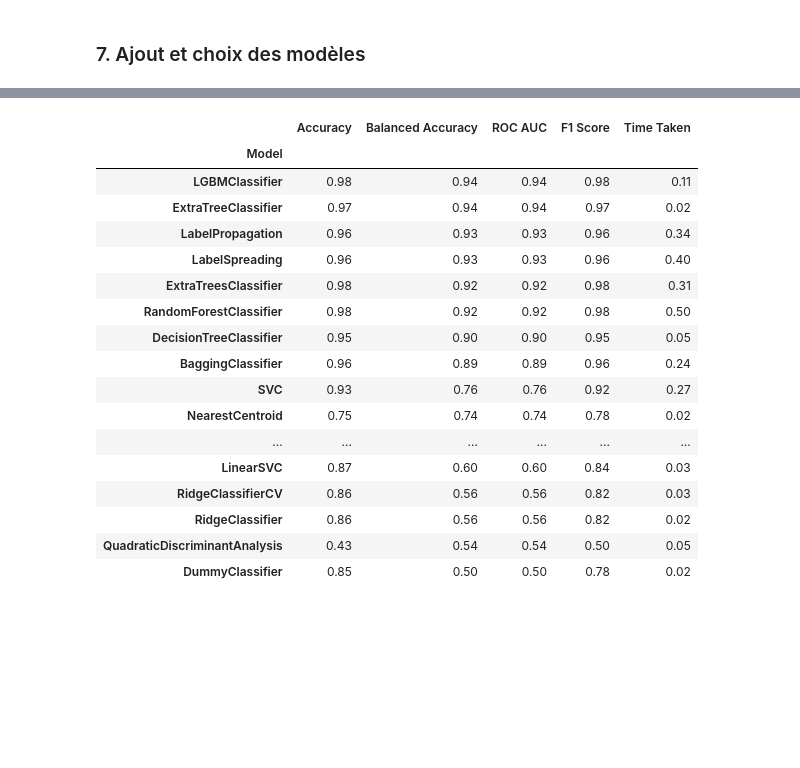
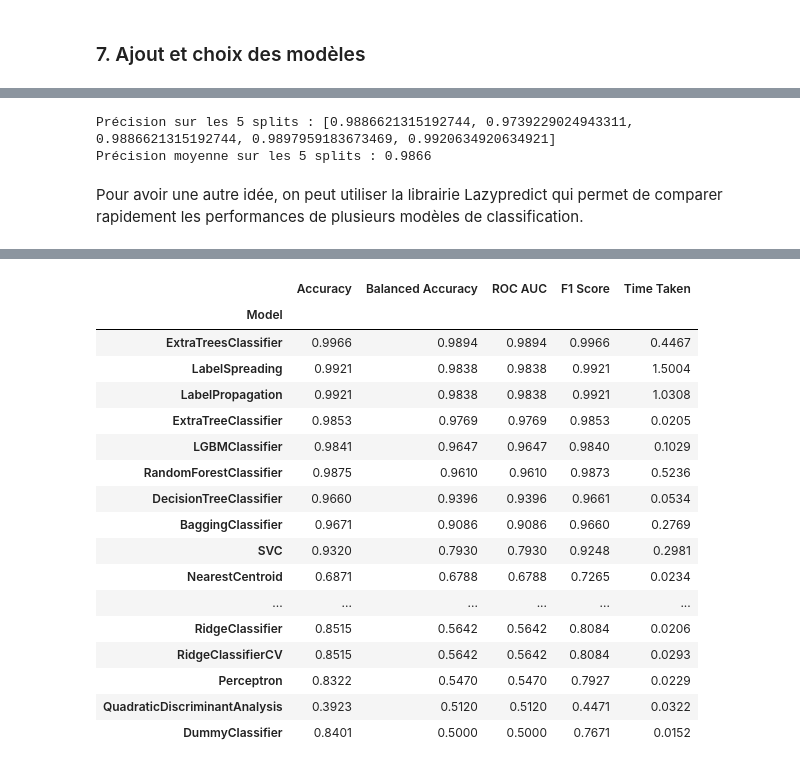
Before and after one commit to warren-gaure/projet-ia, a Jupyter notebook: notebooks/Livrable.ipynb, the cells around one changed output, grey strips where cells are left out. Drawn from its saved outputs; the diff is of its cells as text; code cells hidden in the pictures; blank space fills up the shorter version.

```diff
--- a/notebooks/Livrable.ipynb
+++ b/notebooks/Livrable.ipynb
@@ -181,7 +187,8 @@ total_hours_df = out_time_df[["EmployeeID", "Total_Hours"]]
 # %% [markdown]
 ### 3. <a id='merge'>Merge et sauvegarde des datasets</a>
 # %%
-company_df = general_df.merge(employee_df, on='EmployeeID').merge(manager_df, on='EmployeeID').merge(total_hours_df, on='EmployeeID')
+company_df = general_df.merge(employee_df, on='EmployeeID').merge(manager_df, on='EmployeeID').merge(total_hours_df,
+                                                                                                     on='EmployeeID')
 company_df
 # %% [output]
 |  | Age | Attrition | BusinessTravel | Department | DistanceFromHome | Education | EducationField | ... |
@@ -285,13 +292,17 @@ display(company_df.head())
 # %% [markdown]
 ### 5. <a id='missing-check'>Gestion des valeurs manquantes</a>
 # %%
-if (company_df.isnull().sum() > 0).any():
-    missing_values = company_df.isnull().sum()[company_df.isnull().sum() > 0]
-    missing_percentage = (missing_values / len(company_df) * 100).round(2)
-    print("Valeurs manquantes par colonne :")
-    for col in missing_values.index:
-        print(f"{col} : {missing_values[col]} valeurs ({missing_percentage[col]}%)")
-else:
-    print("Il n'y a pas de valeurs manquantes dans le dataset")
+def check_missing_values(df):
+    if (df.isnull().sum() > 0).any():
+        missing_values = df.isnull().sum()[df.isnull().sum() > 0]
+        print("Valeurs manquantes par colonne :")
+        print(missing_values)
+    else:
+        print("Il n'y a pas de valeurs manquantes dans le dataset")
+    msno.matrix(df)
+    plt.show()
+
+
+check_missing_values(company_df)
 # %% [output]
 Valeurs manquantes par colonne :
@@ -341,18 +364,13 @@ Index(['Attrition', 'BusinessTravel', 'Department', 'EducationField', 'Gender',
 # %% [markdown]
 ### 8. <a id='pipeline'>Pipeline de traitement des données</a>
 # %%
-# Automatically identify numerical and categorical columns
 num_features = numerical_columns.tolist()
 cat_features = categorical_columns.tolist()
 
-
 # Pipeline pour les variables numériques
 num_pipeline = Pipeline([
-    ('imputer', SimpleImputer(strategy='median')),
-    #https://scikit-learn.org/1.6/modules/generated/sklearn.preprocessing.RobustScaler.html
-    ('scaler', RobustScaler())
+    ('imputer', SimpleImputer(strategy='median'))
 ])
-
 
 # Pipeline pour les variables catégorielles
 cat_pipeline = Pipeline([
@@ -362,7 +380,6 @@ cat_pipeline = Pipeline([
 
 # Pipeline spécifique pour la colonne Attrition
 attrition_pipeline = Pipeline([
-    ('imputer', SimpleImputer(strategy='most_frequent')),
     ('bool_transform', FunctionTransformer(lambda x: x == 'Yes', validate=False))
 ])
 
@@ -373,11 +390,9 @@ preprocessor = ColumnTransformer([
     ('cat_specific', attrition_pipeline, ['Attrition'])
 ])
 
-
 # Appliquer la transformation sur les données d'origine
 company_transformed_df = preprocessor.fit_transform(company_df)
 
-# Récupérer les noms des nouvelles colonnes catégorielles (OneHotEncoder)
 cat_encoder = preprocessor.named_transformers_['cat'].named_steps['encoder']
 cat_one_hot_columns = cat_encoder.get_feature_names_out([col for col in cat_features if col != 'Attrition']).tolist()
 
@@ -704,6 +516,17 @@ weighted avg       0.98      0.98      0.98       706
+# %%
+# Modèle Random Forest
+rf_model = RandomForestClassifier(n_estimators=100, random_state=42)
+evaluate_model(rf_model, 5)
+# %% [output]
+Précision sur les 5 splits : [0.9886621315192744, 0.9739229024943311, 0.9886621315192744, 0.9897959183673469, 0.9920634920634921]
+Précision moyenne sur les 5 splits : 0.9866
+# %% [markdown]
+Pour avoir une autre idée, on peut utiliser la librairie Lazypredict qui permet de comparer rapidement les performances de plusieurs modèles de classification.
 # %%
-from lazypredict.Supervised import LazyClassifier
-from sklearn.model_selection import train_test_split
+X = processed_df.drop('Attrition', axis=1)  # Les caractéristiques (features)
+y = processed_df['Attrition']  # La variable cible
+
+X_train, X_test, y_train, y_test = train_test_split(X, y, test_size=0.2, random_state=42)
 
 clf = LazyClassifier(verbose=0, ignore_warnings=True, custom_metric=None)
 models, predictions = clf.fit(X_train, X_test, y_train, y_test)
@@ -720,18 +543,18 @@ And if memory is not enough, you can set `force_col_wise=true`.
 |  | Accuracy | Balanced Accuracy | ROC AUC | F1 Score | Time Taken |
 | Model |  |  |  |  |  |
-| LGBMClassifier | 0.98 | 0.94 | 0.94 | 0.98 | 0.11 |
-| ExtraTreeClassifier | 0.97 | 0.94 | 0.94 | 0.97 | 0.02 |
-| LabelPropagation | 0.96 | 0.93 | 0.93 | 0.96 | 0.34 |
-| LabelSpreading | 0.96 | 0.93 | 0.93 | 0.96 | 0.40 |
-| ExtraTreesClassifier | 0.98 | 0.92 | 0.92 | 0.98 | 0.31 |
-| RandomForestClassifier | 0.98 | 0.92 | 0.92 | 0.98 | 0.50 |
-| DecisionTreeClassifier | 0.95 | 0.90 | 0.90 | 0.95 | 0.05 |
-| BaggingClassifier | 0.96 | 0.89 | 0.89 | 0.96 | 0.24 |
-| SVC | 0.93 | 0.76 | 0.76 | 0.92 | 0.27 |
-| NearestCentroid | 0.75 | 0.74 | 0.74 | 0.78 | 0.02 |
+| ExtraTreesClassifier | 0.9966 | 0.9894 | 0.9894 | 0.9966 | 0.4467 |
+| LabelSpreading | 0.9921 | 0.9838 | 0.9838 | 0.9921 | 1.5004 |
+| LabelPropagation | 0.9921 | 0.9838 | 0.9838 | 0.9921 | 1.0308 |
+| ExtraTreeClassifier | 0.9853 | 0.9769 | 0.9769 | 0.9853 | 0.0205 |
+| LGBMClassifier | 0.9841 | 0.9647 | 0.9647 | 0.9840 | 0.1029 |
+| RandomForestClassifier | 0.9875 | 0.9610 | 0.9610 | 0.9873 | 0.5236 |
+| DecisionTreeClassifier | 0.9660 | 0.9396 | 0.9396 | 0.9661 | 0.0534 |
+| BaggingClassifier | 0.9671 | 0.9086 | 0.9086 | 0.9660 | 0.2769 |
+| SVC | 0.9320 | 0.7930 | 0.7930 | 0.9248 | 0.2981 |
+| NearestCentroid | 0.6871 | 0.6788 | 0.6788 | 0.7265 | 0.0234 |
 | ... | ... | ... | ... | ... | ... |
-| LinearSVC | 0.87 | 0.60 | 0.60 | 0.84 | 0.03 |
-| RidgeClassifierCV | 0.86 | 0.56 | 0.56 | 0.82 | 0.03 |
-| RidgeClassifier | 0.86 | 0.56 | 0.56 | 0.82 | 0.02 |
-| QuadraticDiscriminantAnalysis | 0.43 | 0.54 | 0.54 | 0.50 | 0.05 |
-| DummyClassifier | 0.85 | 0.50 | 0.50 | 0.78 | 0.02 |
+| RidgeClassifier | 0.8515 | 0.5642 | 0.5642 | 0.8084 | 0.0206 |
+| RidgeClassifierCV | 0.8515 | 0.5642 | 0.5642 | 0.8084 | 0.0293 |
+| Perceptron | 0.8322 | 0.5470 | 0.5470 | 0.7927 | 0.0229 |
+| QuadraticDiscriminantAnalysis | 0.3923 | 0.5120 | 0.5120 | 0.4471 | 0.0322 |
+| DummyClassifier | 0.8401 | 0.5000 | 0.5000 | 0.7671 | 0.0152 |
```
Also changed, not shown: parts of 33 cells of this notebook.
